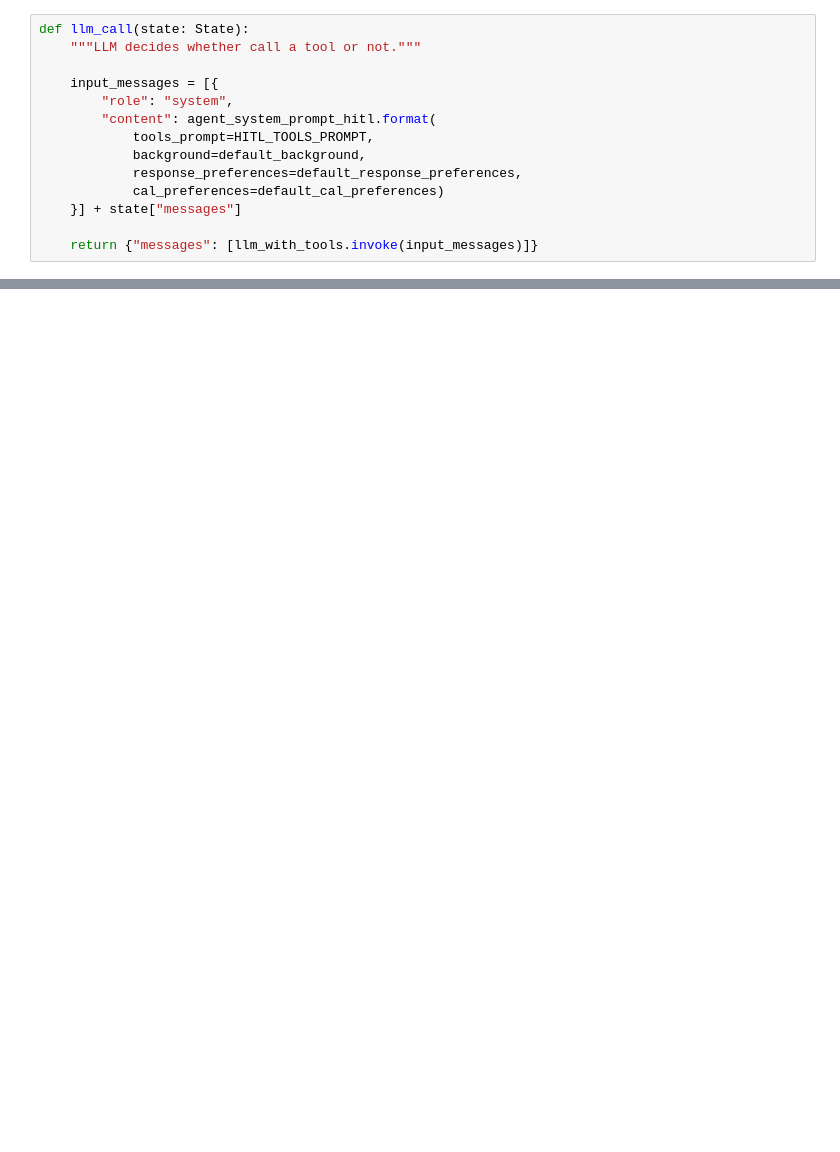
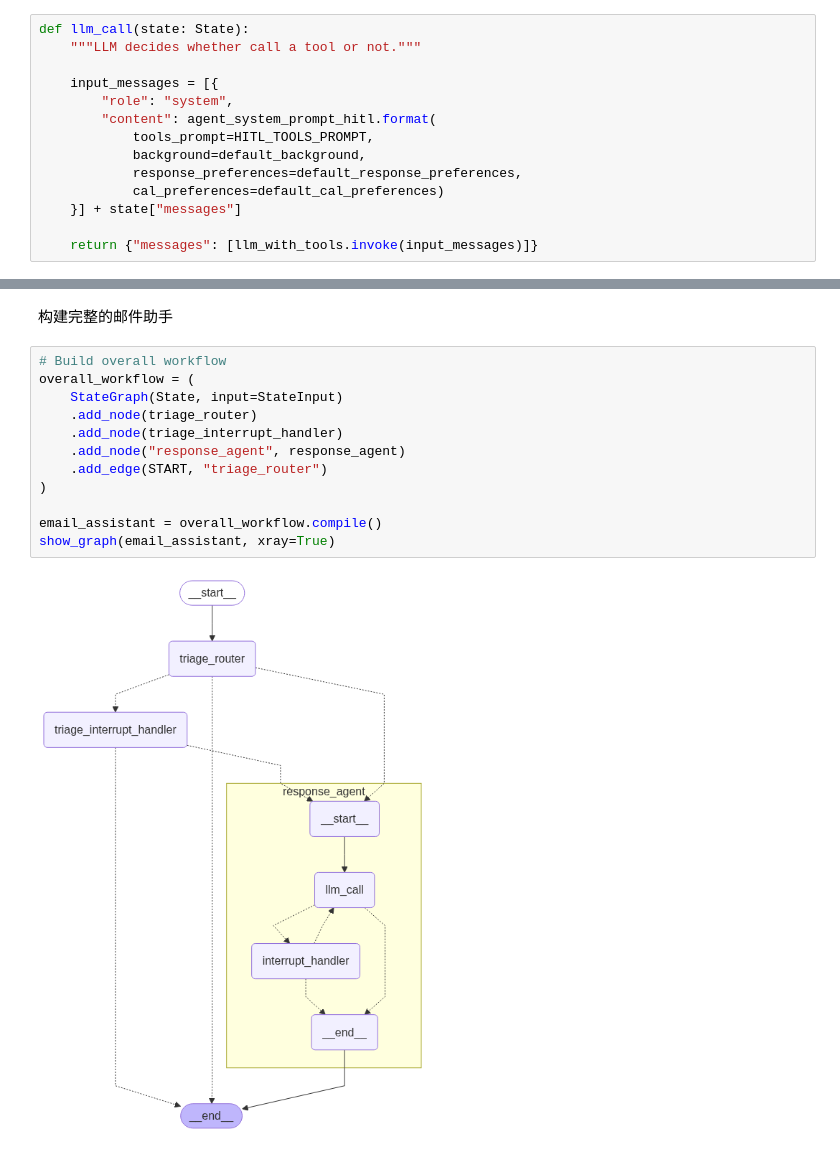
Before and after one commit to simfeng/agents-from-scratch, a Jupyter notebook: 05-human-in-the-loop/notebook.ipynb, the cells around one changed output, grey strips where cells are left out. Saved outputs shown, nothing was run; the diff lists cells and outputs as text; blank space fills up the shorter version.

```diff
--- a/05-human-in-the-loop/notebook.ipynb
+++ b/05-human-in-the-loop/notebook.ipynb
@@ -351,0 +640,16 @@ def interrupt_handler(state: State) -> Command[Literal["llm_call", "__end__"]]:
+# %% [markdown]
+构建完整的邮件助手
+# %%
+# Build overall workflow
+overall_workflow = (
+    StateGraph(State, input=StateInput)
+    .add_node(triage_router)
+    .add_node(triage_interrupt_handler)
+    .add_node("response_agent", response_agent)
+    .add_edge(START, "triage_router")
+)
+
+email_assistant = overall_workflow.compile()
+show_graph(email_assistant, xray=True)
+# %% [output]
+[figure, added]
```
Also changed, not shown: parts of 9 cells of this notebook.
